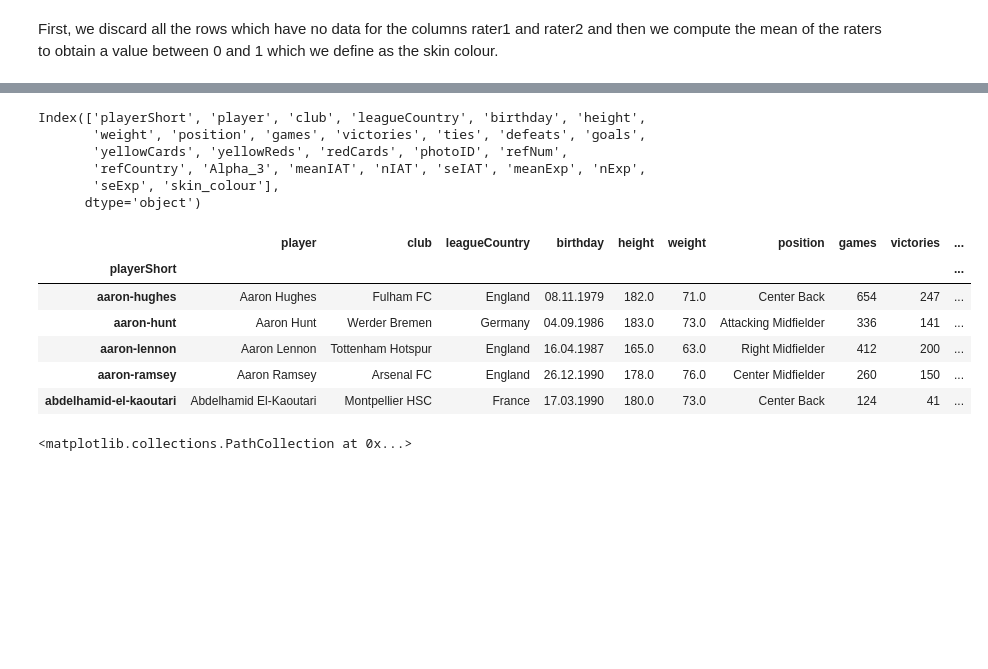
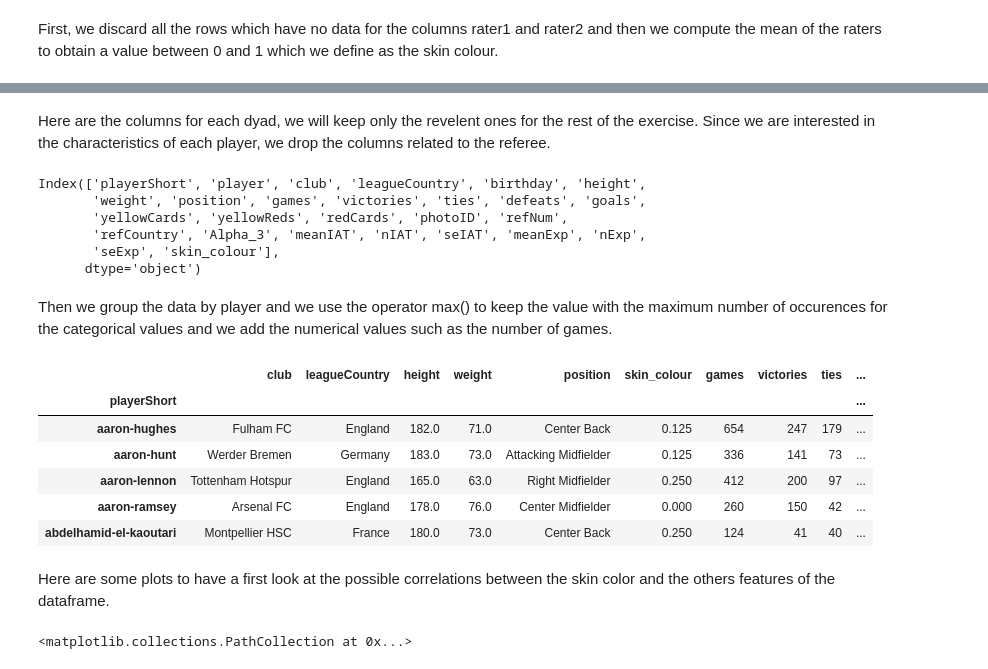
Before and after one commit to sylb/adaHomeworks, a Jupyter notebook: 04 - Applied ML/Exercise 1.ipynb, the cells around one changed output, grey strips where cells are left out. Cells and saved outputs as stored; diff of their text form; code cells hidden in the pictures; blank space fills up the shorter version.

```diff
--- a/04 - Applied ML/Exercise 1.ipynb
+++ b/04 - Applied ML/Exercise 1.ipynb
@@ -46,3 +43,5 @@ See the caveats in the documentation: http://pandas.pydata.org/pandas-docs/stabl
+# %% [markdown]
+Here are the columns for each dyad, we will keep only the revelent ones for the rest of the exercise. Since we are interested in the characteristics of each player, we drop the columns related to the referee.
 # %%
 df.columns
 # %% [output]
@@ -52,20 +51,23 @@ Index(['playerShort', 'player', 'club', 'leagueCountry', 'birthday', 'height',
        'refCountry', 'Alpha_3', 'meanIAT', 'nIAT', 'seIAT', 'meanExp', 'nExp',
        'seExp', 'skin_colour'],
       dtype='object')
+# %% [markdown]
+Then we group the data by player and we use the operator max() to keep the value with the maximum number of occurences for the categorical values and we add the numerical values such as the number of games.
 # %%
-df_playergr1 = df[['playerShort', 'player', 'club', 'leagueCountry',
-               'birthday', 'height', 'weight', 'position']].groupby('playerShort').max()
+df_playergr1 = df[['playerShort', 'club', 'leagueCountry',
+                   'height', 'weight', 'position', 'skin_colour']].groupby('playerShort').max()
 df_playergr2 = df[['playerShort', 'games', 'victories', 'ties', 'defeats', 'goals',
-               'yellowCards', 'yellowReds', 'redCards']].groupby('playerShort').sum()
-df_playergr3 = df[['playerShort', 'meanIAT', 'meanExp', 'skin_colour']].groupby('playerShort').mean()
-df_playergr = pd.concat([df_playergr1, df_playergr2, df_playergr3], axis=1)
-df_playergr.head()
+                   'yellowCards', 'yellowReds', 'redCards']].groupby('playerShort').sum()
+df_player = pd.concat([df_playergr1, df_playergr2], axis=1)
+df_player.head()
 # %% [output]
-|  | player | club | leagueCountry | birthday | height | weight | position | games | victories | ... |
+|  | club | leagueCountry | height | weight | position | skin_colour | games | victories | ties | ... |
 | playerShort |  |  |  |  |  |  |  |  |  | ... |
-| aaron-hughes | Aaron Hughes | Fulham FC | England | 08.11.1979 | 182.0 | 71.0 | Center Back | 654 | 247 | ... |
-| aaron-hunt | Aaron Hunt | Werder Bremen | Germany | 04.09.1986 | 183.0 | 73.0 | Attacking Midfielder | 336 | 141 | ... |
-| aaron-lennon | Aaron Lennon | Tottenham Hotspur | England | 16.04.1987 | 165.0 | 63.0 | Right Midfielder | 412 | 200 | ... |
-| aaron-ramsey | Aaron Ramsey | Arsenal FC | England | 26.12.1990 | 178.0 | 76.0 | Center Midfielder | 260 | 150 | ... |
-| abdelhamid-el-kaoutari | Abdelhamid El-Kaoutari | Montpellier HSC | France | 17.03.1990 | 180.0 | 73.0 | Center Back | 124 | 41 | ... |
+| aaron-hughes | Fulham FC | England | 182.0 | 71.0 | Center Back | 0.125 | 654 | 247 | 179 | ... |
+| aaron-hunt | Werder Bremen | Germany | 183.0 | 73.0 | Attacking Midfielder | 0.125 | 336 | 141 | 73 | ... |
+| aaron-lennon | Tottenham Hotspur | England | 165.0 | 63.0 | Right Midfielder | 0.250 | 412 | 200 | 97 | ... |
+| aaron-ramsey | Arsenal FC | England | 178.0 | 76.0 | Center Midfielder | 0.000 | 260 | 150 | 42 | ... |
+| abdelhamid-el-kaoutari | Montpellier HSC | France | 180.0 | 73.0 | Center Back | 0.250 | 124 | 41 | 40 | ... |
+# %% [markdown]
+Here are some plots to have a first look at the possible correlations between the skin color and the others features of the dataframe.
 # %%
```
Also changed, not shown: parts of 30 cells of this notebook.
